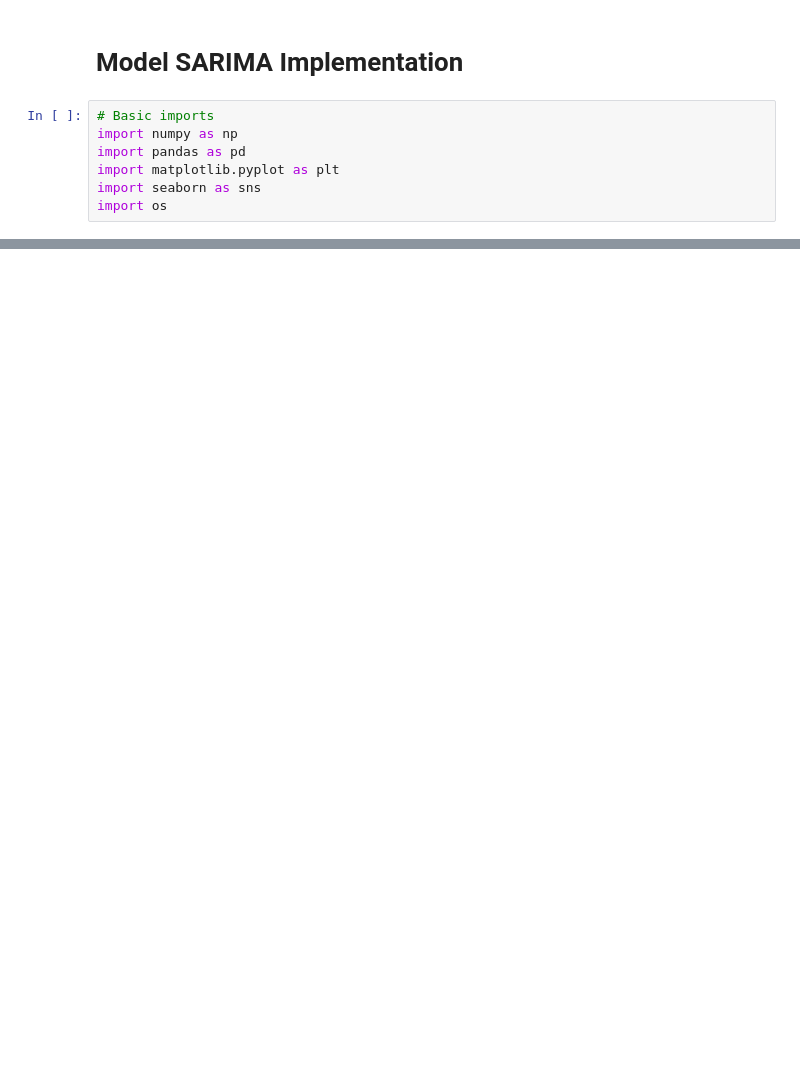
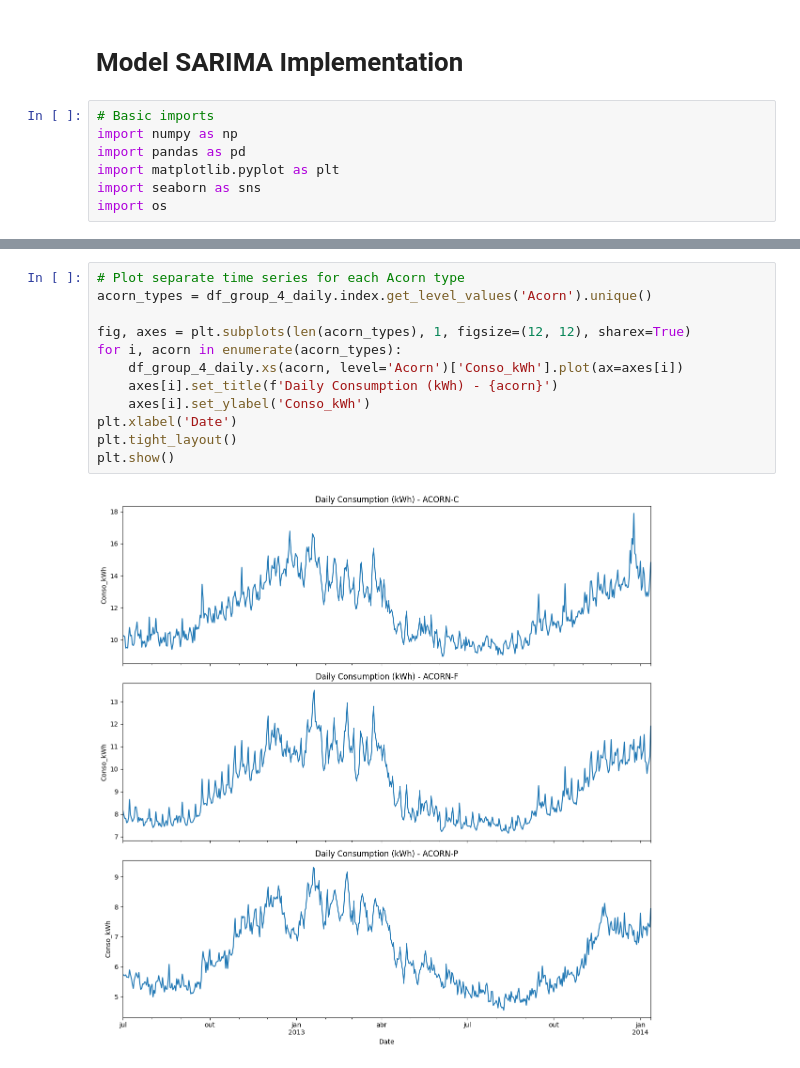
Before and after one commit to thiagonarcizo/Forecast-of-Electricity-Consumption, a Jupyter notebook: notebooks_gustavo/01_model_longterme.ipynb, the cells around one changed output, grey strips where cells are left out. Drawn from its saved outputs; the diff is of its cells as text; blank space fills up the shorter version.

```diff
--- a/notebooks_gustavo/01_model_longterme.ipynb
+++ b/notebooks_gustavo/01_model_longterme.ipynb
@@ -89,0 +51,14 @@ KeyboardInterrupt:
+# %%
+# Plot separate time series for each Acorn type
+acorn_types = df_group_4_daily.index.get_level_values('Acorn').unique()
+
+fig, axes = plt.subplots(len(acorn_types), 1, figsize=(12, 12), sharex=True)
+for i, acorn in enumerate(acorn_types):
+    df_group_4_daily.xs(acorn, level='Acorn')['Conso_kWh'].plot(ax=axes[i])
+    axes[i].set_title(f'Daily Consumption (kWh) - {acorn}')
+    axes[i].set_ylabel('Conso_kWh')
+plt.xlabel('Date')
+plt.tight_layout()
+plt.show()
+# %% [output]
+[figure, added]
```
Also changed, not shown: parts of 12 cells of this notebook.
